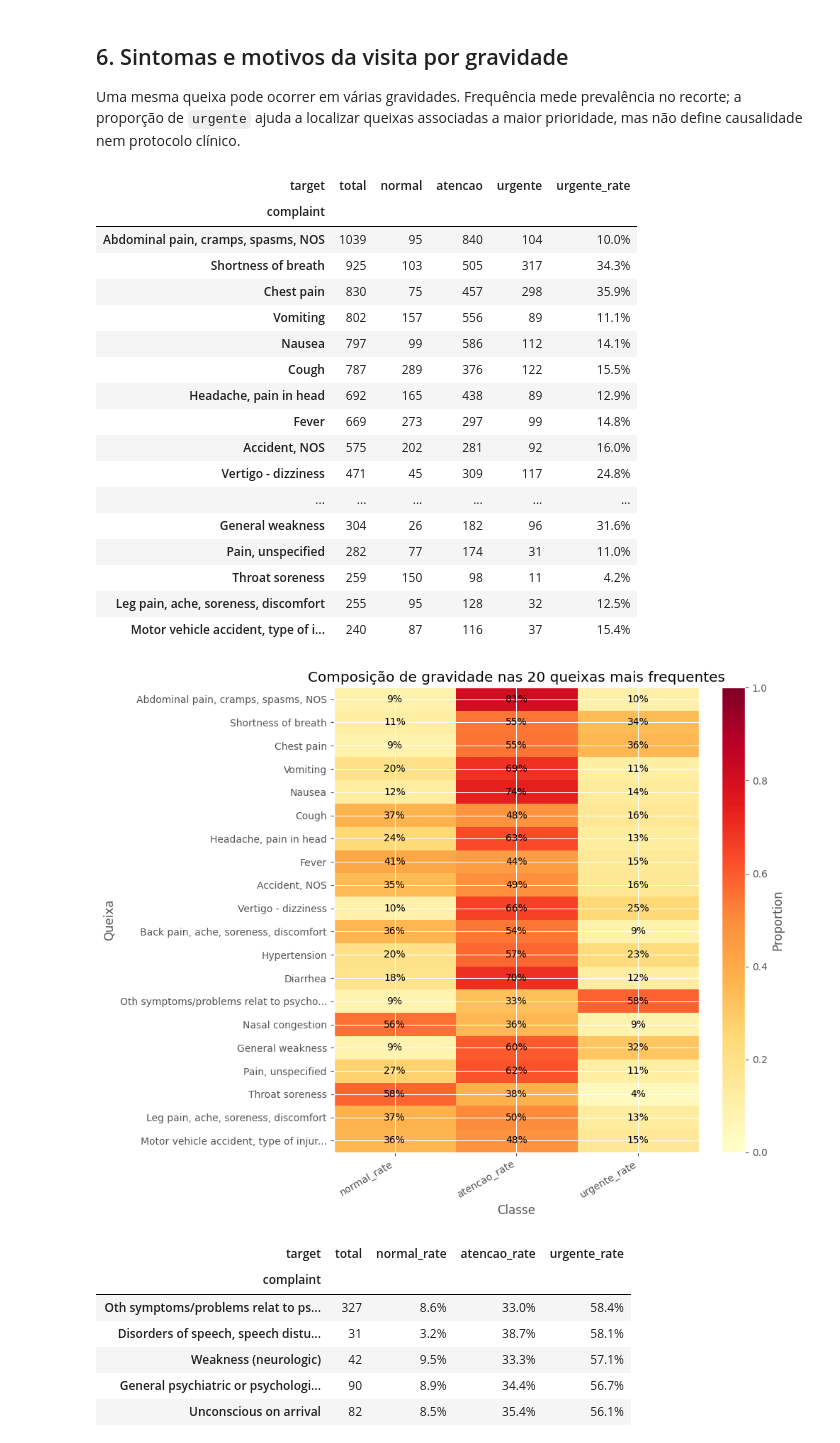
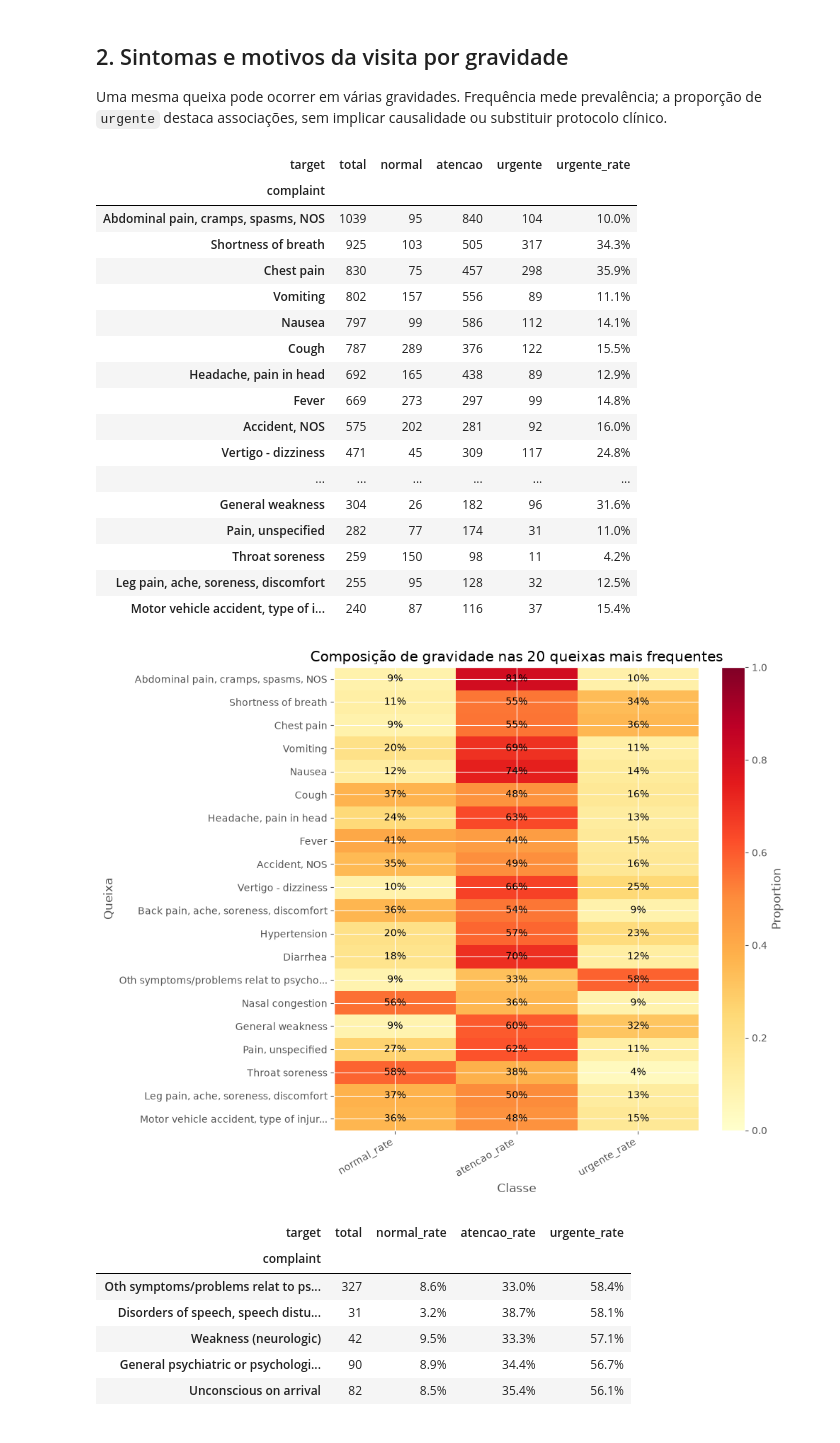
Before and after one commit to jrrrtricolor/FIAP-fase3-hospital-triage, a Jupyter notebook: notebooks/01_eda_nhamcs_2021.ipynb, the cells around one changed output. Cells and saved outputs as stored; diff of their text form; code cells hidden in the pictures.

```diff
--- a/notebooks/01_eda_nhamcs_2021.ipynb
+++ b/notebooks/01_eda_nhamcs_2021.ipynb
@@ -348,11 +162,12 @@ plt.show()
 # %% [markdown]
-## 6. Sintomas e motivos da visita por gravidade
+## 2. Sintomas e motivos da visita por gravidade
 
-Uma mesma queixa pode ocorrer em várias gravidades. Frequência mede prevalência no recorte; a proporção de `urgente` ajuda a localizar queixas associadas a maior prioridade, mas não define causalidade nem protocolo clínico.
+Uma mesma queixa pode ocorrer em várias gravidades. Frequência mede
+prevalência; a proporção de `urgente` destaca associações, sem implicar
+causalidade ou substituir protocolo clínico.
 # %%
-complaint_columns = [f"{column}_description" for column in RFV_COLUMNS]
 complaints_long = (
-    data.reset_index(names="visit_row")
+    data
     .melt(
         id_vars=["visit_row", "target"],
         value_vars=complaint_columns,
@@ -377,34 +192,34 @@ display(
 
 fig, ax = plt.subplots(figsize=(10, 8))
 plot_percentage_heatmap(
     top_complaints[[f"{target}_rate" for target in TARGET_ORDER]],
     ax=ax,
     cmap="YlOrRd",
     title="Composição de gravidade nas 20 queixas mais frequentes",
 )
 ax.set(xlabel="Classe", ylabel="Queixa")
 plt.tight_layout()
 plt.show()
 # %% [output]
 | target | total | normal | atencao | urgente | urgente_rate |
 | complaint |  |  |  |  |  |
 | Abdominal pain, cramps, spasms, NOS | 1039 | 95 | 840 | 104 | 10.0% |
 | Shortness of breath | 925 | 103 | 505 | 317 | 34.3% |
 | Chest pain | 830 | 75 | 457 | 298 | 35.9% |
 | Vomiting | 802 | 157 | 556 | 89 | 11.1% |
 | Nausea | 797 | 99 | 586 | 112 | 14.1% |
 | Cough | 787 | 289 | 376 | 122 | 15.5% |
 | Headache, pain in head | 692 | 165 | 438 | 89 | 12.9% |
 | Fever | 669 | 273 | 297 | 99 | 14.8% |
 | Accident, NOS | 575 | 202 | 281 | 92 | 16.0% |
 | Vertigo - dizziness | 471 | 45 | 309 | 117 | 24.8% |
 | ... | ... | ... | ... | ... | ... |
 | General weakness | 304 | 26 | 182 | 96 | 31.6% |
 | Pain, unspecified | 282 | 77 | 174 | 31 | 11.0% |
 | Throat soreness | 259 | 150 | 98 | 11 | 4.2% |
 | Leg pain, ache, soreness, discomfort | 255 | 95 | 128 | 32 | 12.5% |
 | Motor vehicle accident, type of i... | 240 | 87 | 116 | 37 | 15.4% |
-[figure, old version]
+[figure, new version]
 # %%
 high_risk_complaints = (
     complaint_summary.loc[complaint_summary["total"] >= 30]
```
Also changed, not shown: parts of 28 cells of this notebook, 1 other file.
